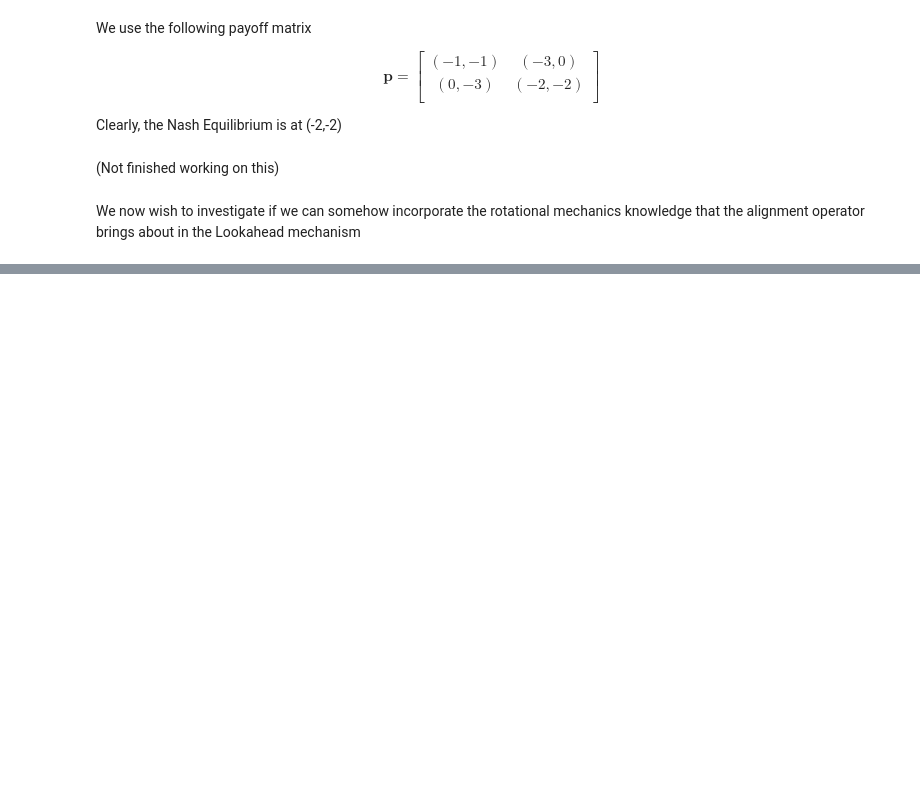
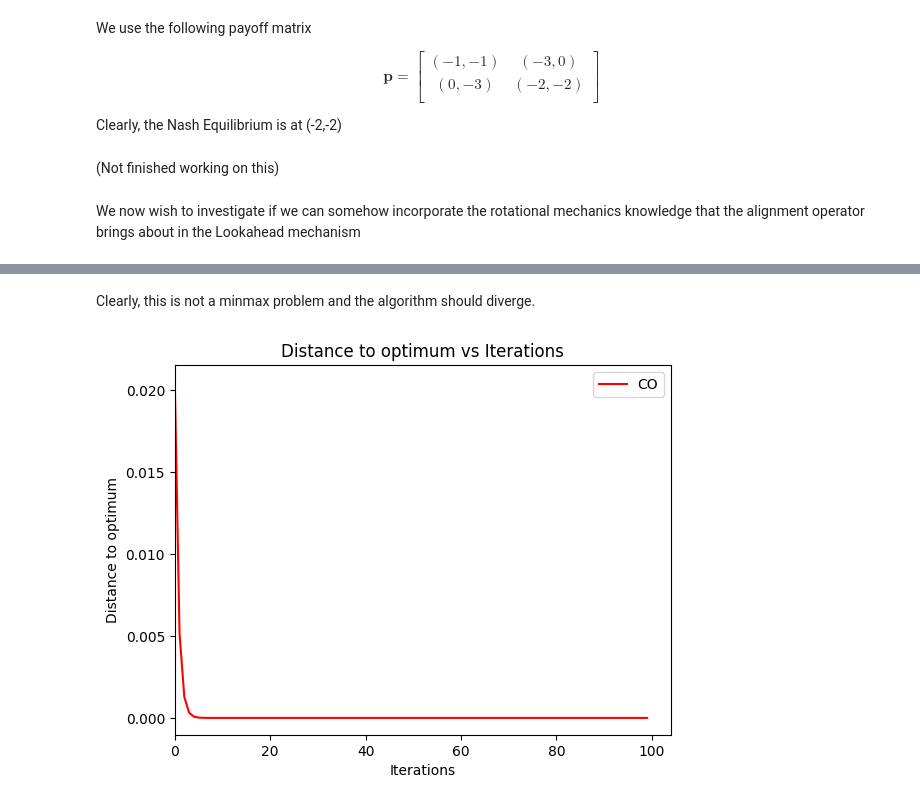
Before and after one commit to aniketSanyal/GamesInMLProject, a Jupyter notebook: Symplectic_Gradient_Adjustment_with_Lookahead.ipynb, the cells around one changed output, grey strips where cells are left out. Cells and saved outputs as stored; diff of their text form; code cells hidden in the pictures; blank space fills up the shorter version.

```diff
--- a/Symplectic_Gradient_Adjustment_with_Lookahead.ipynb
+++ b/Symplectic_Gradient_Adjustment_with_Lookahead.ipynb
@@ -368,0 +504,27 @@ We now wish to investigate if we can somehow incorporate the rotational mechanic
+# %% [markdown]
+Clearly, this is not a minmax problem and the algorithm should diverge.
+# %%
+def simple_potential_game(k):
+  dims = [1,1]
+  def Ls(th):
+    x , y = th[0], th[1]
+    L_1 = -k/2 * (x**2 + y**2)
+    L_2 = L_1
+    return [L_1, L_2]
+  return dims, Ls
+# %%
+game_dims, game_Ls = simple_potential_game(15)
+th_initial = init_th(game_dims, 0.5)
+
+th_out_x_co, th_out_y_co, losses_out_co, distances_co = run_and_plot('co', th_initial, game_Ls, 100)
+
+plt.plot(distances_co,linestyle='-', color='r', label='CO' )
+
+plt.title("Distance to optimum vs Iterations")
+plt.xlim(left=0)
+plt.xlabel("Iterations")
+plt.ylabel("Distance to optimum")
+plt.legend()
+plt.show()
+# %% [output]
+[figure, added]
```
Also changed, not shown: parts of 26 cells of this notebook.
